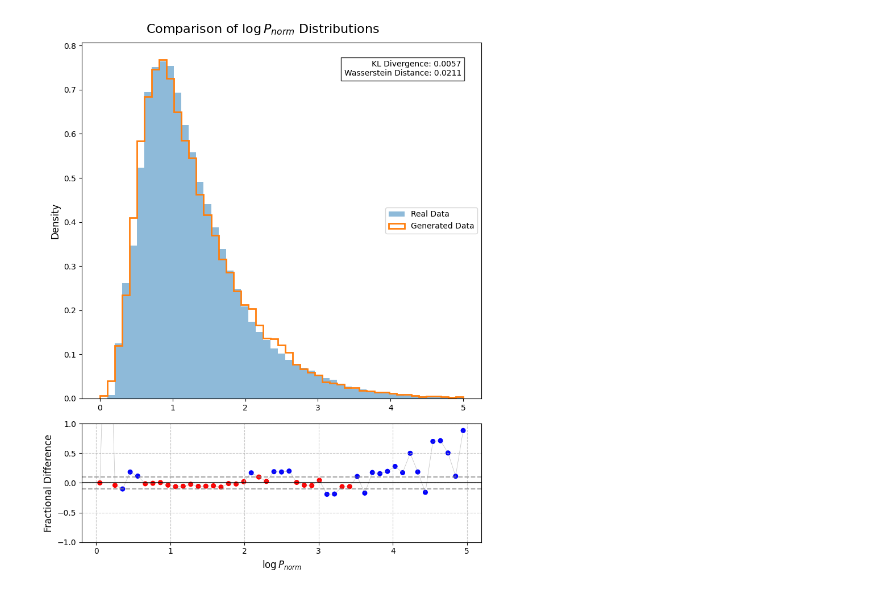
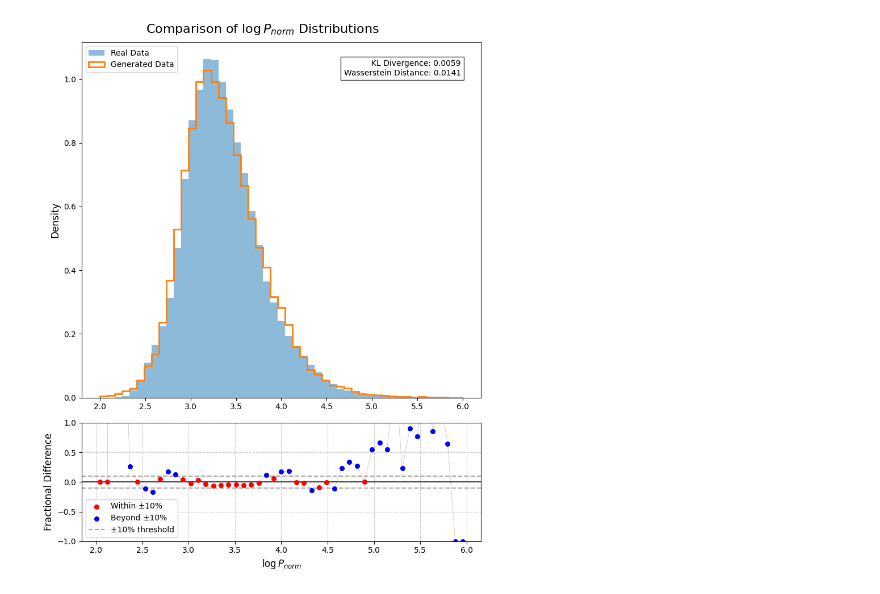
Before and after one commit to OA3lllhhy/MSci_project, a Jupyter notebook: diffusion_model/analysis.ipynb, the cells around one changed output. Drawn from its saved outputs; the diff is of its cells as text; code cells hidden in the pictures.

```diff
--- a/diffusion_model/analysis.ipynb
+++ b/diffusion_model/analysis.ipynb
@@ -6,15 +6,18 @@ from scipy.stats import entropy, wasserstein_distance
 gen_data = "/work/submit/haoyun22/FCC-Beam-Background/diffusion_model/checks_model_kmax128/gen_pnorm.npy"
 real_data = "/work/submit/haoyun22/FCC-Beam-Background/diffusion_model/checks_model_kmax128/real_pnorm.npy"
 
-gen_pnorm = np.load(gen_data)
-real_pnorm = np.load(real_data)
+gen_pnorm = np.load(gen_data) * 1e3  # Scale generated data
+real_pnorm = np.load(real_data) * 1e3  # Scale real data
 
 # Convert into log scale for better visualization
-gen_pnorm = np.log1p(np.abs(gen_pnorm))
-real_pnorm = np.log1p(np.abs(real_pnorm))
+# gen_pnorm = np.log1p(np.abs(gen_pnorm))
+# real_pnorm = np.log1p(np.abs(real_pnorm))
+
+gen_pnorm = np.log10(gen_pnorm + 1e-10)  # Avoid log(0)
+real_pnorm = np.log10(real_pnorm + 1e-10)  #
 
 # Define bins first
-bins = np.linspace(0, 5, 50)
+bins = np.linspace(2, 6, 50)
 
 # Calculate histograms for fractional difsference
 real_hist, _ = np.histogram(real_pnorm, bins=bins, density=True)
@@ -33,33 +36,45 @@ fig.suptitle('Comparison of $\log P_{norm}$ Distributions', fontsize=16)
 ax1.hist(real_pnorm, bins=bins, alpha=0.5, label='Real Data', density=True)
 ax1.hist(gen_pnorm, bins=bins, histtype='step', label='Generated Data', density=True, linewidth=2)
 ax1.set_ylabel('Density', fontsize=12)
 ax1.legend()
 
 
 fractional_diff = np.where(real_hist != 0, (gen_hist - real_hist) / real_hist, 0)
 bin_centers = 0.5 * (bins[1:] + bins[:-1])
 
 # Annotate KL divergence and Wasserstein distance on the middle right of histogram plot
 ax1.text(0.95, 0.95, f'KL Divergence: {kl_div:.4f}\nWasserstein Distance: {wass_dist:.4f}',
             horizontalalignment='right',
             verticalalignment='top',
             transform=ax1.transAxes,
             bbox=dict(facecolor='white', alpha=0.8, edgecolor='black'))
 
 
 # Plot fractional difference with color coding
 colors = ['red' if abs(fd) < 0.1 else 'blue' for fd in fractional_diff]
-ax2.scatter(bin_centers, fractional_diff, c=colors, marker='o', s=30)
+
+# Plot points separately for legend
+within_10_idx = [i for i, fd in enumerate(fractional_diff) if abs(fd) < 0.1]
+beyond_10_idx = [i for i, fd in enumerate(fractional_diff) if abs(fd) >= 0.1]
+
+if within_10_idx:
+    ax2.scatter(bin_centers[within_10_idx], fractional_diff[within_10_idx],
+                c='red', marker='o', s=30, label='Within ±10%', zorder=3)
+if beyond_10_idx:
+    ax2.scatter(bin_centers[beyond_10_idx], fractional_diff[beyond_10_idx],
+                c='blue', marker='o', s=30, label='Beyond ±10%', zorder=3)
+
 ax2.plot(bin_centers, fractional_diff, color='gray', alpha=0.5, linewidth=0.5)
 ax2.set_xlabel('$\log P_{norm}$', fontsize=12)
 ax2.set_ylabel('Fractional Difference', fontsize=12)
 ax2.axhline(0, color='black', linestyle='-', alpha=0.7)
-ax2.axhline(0.1, color='grey', linestyle='--', alpha=0.7)
+ax2.axhline(0.1, color='grey', linestyle='--', alpha=0.7, label='±10% threshold')
 ax2.axhline(-0.1, color='grey', linestyle='--', alpha=0.7)
 ax2.set_ylim(-1, 1)
 # Add grid lines for better readability
 ax2.grid(True, linestyle='--', alpha=0.7)
+ax2.legend(loc='lower left', fontsize=10, framealpha=0.9)
 plt.tight_layout()
 plt.show()
 # %% [output]
-[figure, old version]
+[figure, new version]
```
Also changed, not shown: parts of 1 cell of this notebook, 4 other files.
